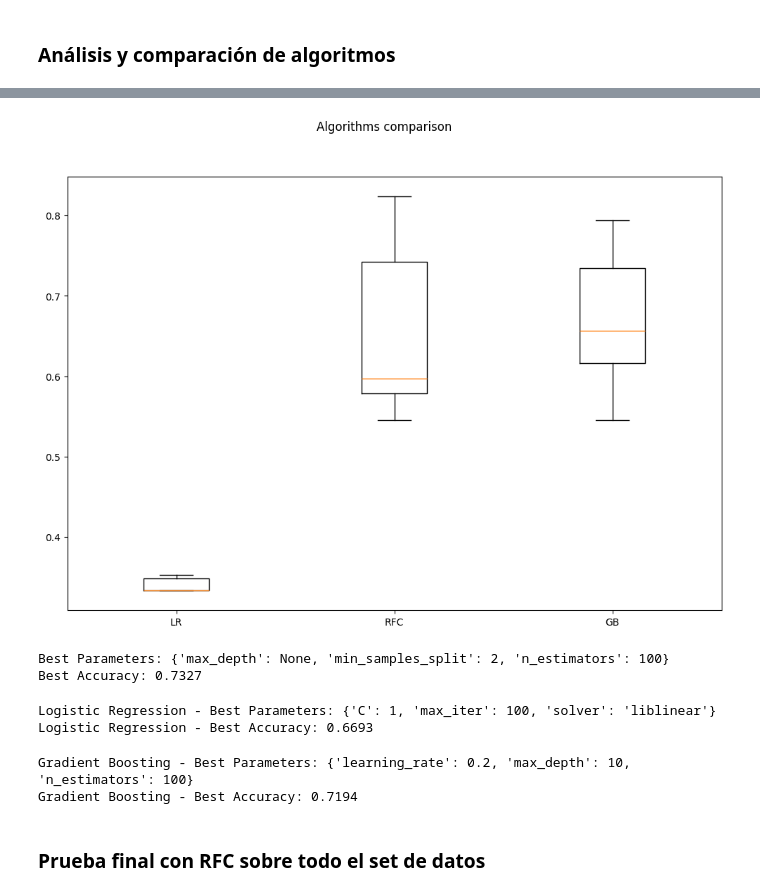
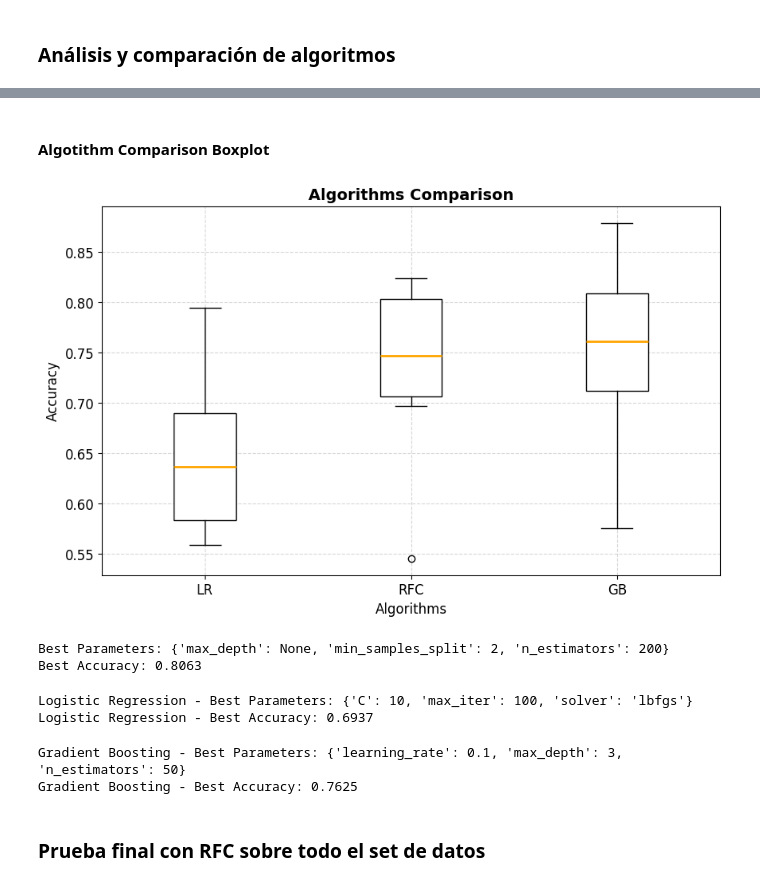
Before and after one commit to sva-alt/los-artificios-glass-dataset, a Jupyter notebook: glass.ipynb, the cells around one changed output, grey strips where cells are left out. Drawn from its saved outputs; the diff is of its cells as text; code cells hidden in the pictures.

```diff
--- a/glass.ipynb
+++ b/glass.ipynb
@@ -443,14 +444,25 @@ Gradient Boosting - Cross-Validation Accuracy: 66.9489 (±8.4863)
-# %%
-results = [lr_cv_scores, rf_cv_scores, gb_cv_scores]
-labels = ["LR","RFC", "GB"]
-fig = plt.figure(figsize=(12,8))
-fig.suptitle("Algorithms comparison")
-ax = fig.add_subplot(1,1,1)
-plt.boxplot(results)
-ax.set_xticklabels(labels)
-plt.show()
-# %% [output]
-[figure, removed]
+# %% [markdown]
+#### Algotithm Comparison Boxplot
+# %%
+results = [lr_cv_scores, rf_cv_scores, gb_cv_scores]
+labels = ["LR","RFC", "GB"]
+
+plt.figure(figsize=(10, 6))
+plt.boxplot(results, patch_artist=True,
+            boxprops=dict(facecolor="white", color="black"),
+            medianprops=dict(color="orange", linewidth=2),
+            whiskerprops=dict(color="black"),
+            capprops=dict(color="black"))
+
+plt.xticks(ticks=range(1, len(labels) + 1), labels=labels, fontsize=12)
+plt.yticks(fontsize=12)
+plt.grid(True, linestyle='--', alpha=0.5)
+plt.title("Algorithms Comparison", fontsize=14, fontweight='bold')
+plt.xlabel("Algorithms", fontsize=12)
+plt.ylabel("Accuracy", fontsize=12)
+plt.show()
+# %% [output]
+[figure, added]
 # %%
 param_grid = {
     'n_estimators': [50, 100, 200],  # Number of trees
@@ -458,15 +470,15 @@ param_grid = {
     'min_samples_split': [2, 5, 10]  # Minimum samples required to split a node
 }
 
-grid_search = GridSearchCV(RF_model, param_grid, cv=6, scoring='accuracy')
+grid_search = GridSearchCV(RF_model, param_grid, cv=5, scoring='accuracy')
 grid_search.fit(X_train, y_train)
 
 # Best parameters and score
 print(f"Best Parameters: {grid_search.best_params_}")
 print(f"Best Accuracy: {grid_search.best_score_:.4f}")
 # %% [output]
-Best Parameters: {'max_depth': None, 'min_samples_split': 2, 'n_estimators': 100}
-Best Accuracy: 0.7327
+Best Parameters: {'max_depth': None, 'min_samples_split': 2, 'n_estimators': 200}
+Best Accuracy: 0.8063
 # %%
 param_grid_lr = {
     'C': [0.01, 0.1, 1, 10],          # Regularization strength
@@ -474,14 +486,14 @@ param_grid_lr = {
     'max_iter': [100, 500, 1000]      # Number of iterations
 }
 
-lr_grid_search = GridSearchCV(LogisticRegression(random_state=42), param_grid_lr, cv=6, scoring='accuracy')
+lr_grid_search = GridSearchCV(LR_model, param_grid_lr, cv=5, scoring='accuracy')
 lr_grid_search.fit(X_train, y_train)
 
 print(f"Logistic Regression - Best Parameters: {lr_grid_search.best_params_}")
 print(f"Logistic Regression - Best Accuracy: {lr_grid_search.best_score_:.4f}")
 # %% [output]
-Logistic Regression - Best Parameters: {'C': 1, 'max_iter': 100, 'solver': 'liblinear'}
-Logistic Regression - Best Accuracy: 0.6693
+Logistic Regression - Best Parameters: {'C': 10, 'max_iter': 100, 'solver': 'lbfgs'}
+Logistic Regression - Best Accuracy: 0.6937
 # %%
 param_grid_gb = {
     'n_estimators': [50, 100, 200],       # Number of boosting stages
@@ -489,14 +501,14 @@ param_grid_gb = {
     'max_depth': [3, 5, 10]              # Maximum depth of individual estimators
 }
 
-gb_grid_search = GridSearchCV(GradientBoostingClassifier(random_state=42), param_grid_gb, cv=6, scoring='accuracy')
+gb_grid_search = GridSearchCV(GB_model, param_grid_gb, cv=5, scoring='accuracy')
 gb_grid_search.fit(X_train, y_train)
 
 print(f"Gradient Boosting - Best Parameters: {gb_grid_search.best_params_}")
 print(f"Gradient Boosting - Best Accuracy: {gb_grid_search.best_score_:.4f}")
 # %% [output]
-Gradient Boosting - Best Parameters: {'learning_rate': 0.2, 'max_depth': 10, 'n_estimators': 100}
-Gradient Boosting - Best Accuracy: 0.7194
+Gradient Boosting - Best Parameters: {'learning_rate': 0.1, 'max_depth': 3, 'n_estimators': 50}
+Gradient Boosting - Best Accuracy: 0.7625
 # %% [markdown]
 ### Prueba final con RFC sobre todo el set de datos
 # %%
```
Also changed, not shown: parts of 13 cells of this notebook.
